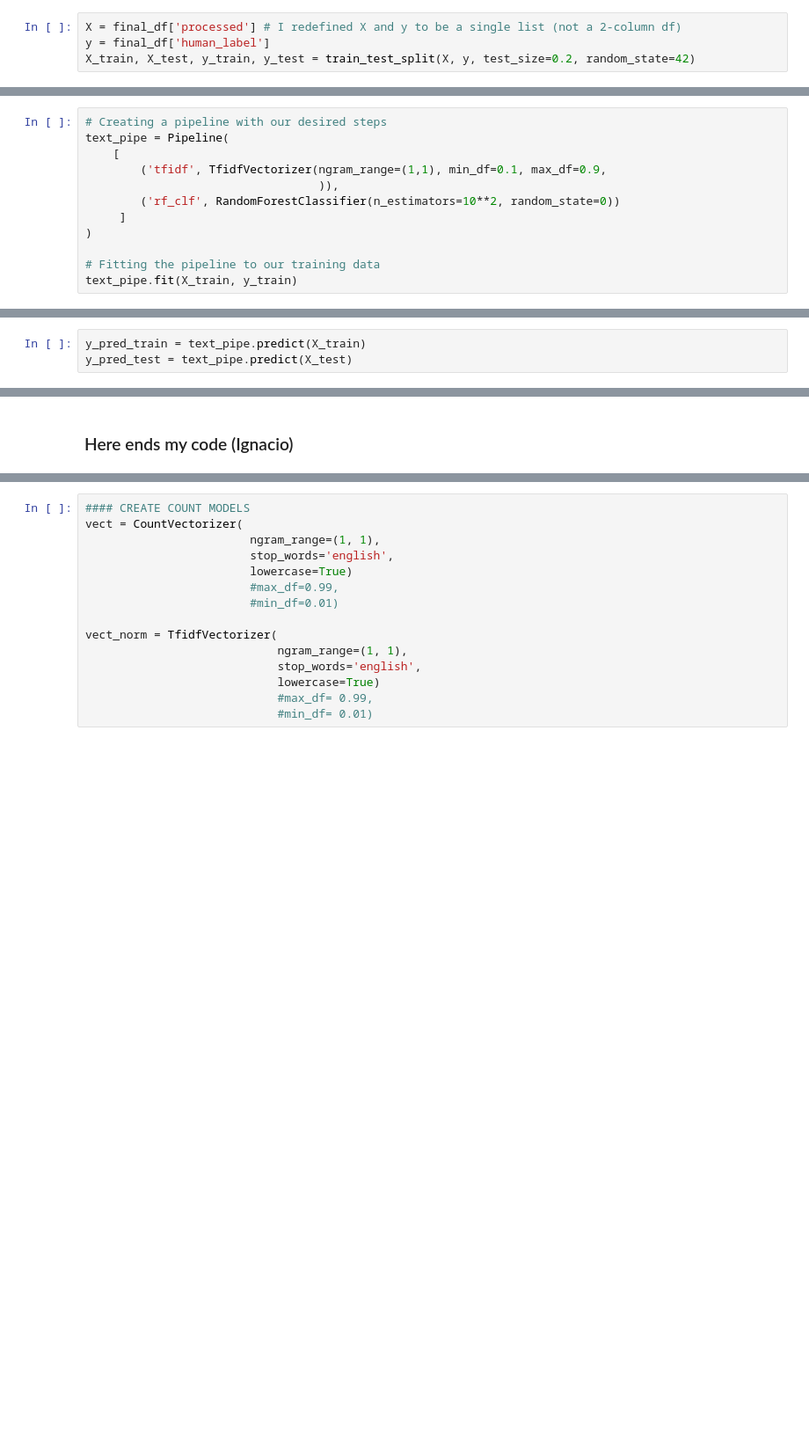
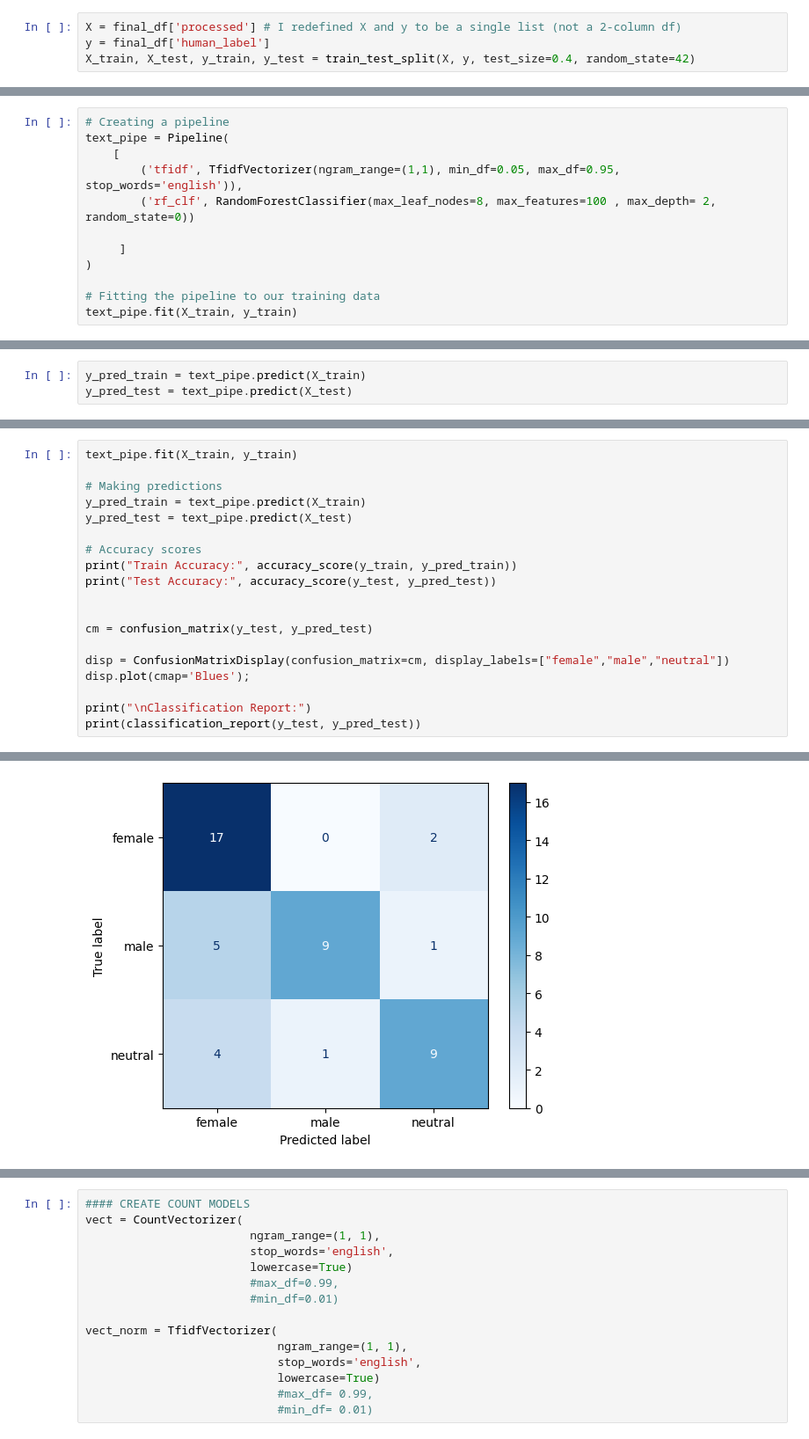
Before and after one commit to aleksandrajaremko/PP422-group-project, a Jupyter notebook: workbook_gender_from_text_aj.ipynb, the cells around one changed output, grey strips where cells are left out. Shown: that part at 88% size. Drawn from its saved outputs; the diff is of its cells as text; blank space fills up the shorter version.

Commit message:
Tuning gender bag of words

```diff
--- a/workbook_gender_from_text_aj.ipynb
+++ b/workbook_gender_from_text_aj.ipynb
@@ -317,16 +302,16 @@ final_df.head()
 # %%
 X = final_df['processed'] # I redefined X and y to be a single list (not a 2-column df)
 y = final_df['human_label']
-X_train, X_test, y_train, y_test = train_test_split(X, y, test_size=0.2, random_state=42)
+X_train, X_test, y_train, y_test = train_test_split(X, y, test_size=0.4, random_state=42)
 # %% [markdown]
 ### Here I just copied Casey's code
 # %%
-# Creating a pipeline with our desired steps
+# Creating a pipeline
 text_pipe = Pipeline(
     [
-        ('tfidf', TfidfVectorizer(ngram_range=(1,1), min_df=0.1, max_df=0.9,
-                                  )),
-        ('rf_clf', RandomForestClassifier(n_estimators=10**2, random_state=0))
+        ('tfidf', TfidfVectorizer(ngram_range=(1,1), min_df=0.05, max_df=0.95, stop_words='english')),
+        ('rf_clf', RandomForestClassifier(max_leaf_nodes=8, max_features=100 , max_depth= 2, random_state=0))
+
      ]
 )
 
@@ -363,2 +352,20 @@ weighted avg       0.66      0.67      0.66        24
-# %% [markdown]
-### Here ends my code (Ignacio)
+# %%
+text_pipe.fit(X_train, y_train)
+
+# Making predictions
+y_pred_train = text_pipe.predict(X_train)
+y_pred_test = text_pipe.predict(X_test)
+
+# Accuracy scores
+print("Train Accuracy:", accuracy_score(y_train, y_pred_train))
+print("Test Accuracy:", accuracy_score(y_test, y_pred_test))
+
+
+cm = confusion_matrix(y_test, y_pred_test)
+
+disp = ConfusionMatrixDisplay(confusion_matrix=cm, display_labels=["female","male","neutral"])
+disp.plot(cmap='Blues');
+
+print("\nClassification Report:")
+print(classification_report(y_test, y_pred_test))
+# %% [output]
@@ -364,0 +385 @@ weighted avg       0.66      0.67      0.66        24
+[figure, added]
```
Also changed, not shown: parts of 22 cells of this notebook, 1 other file.
